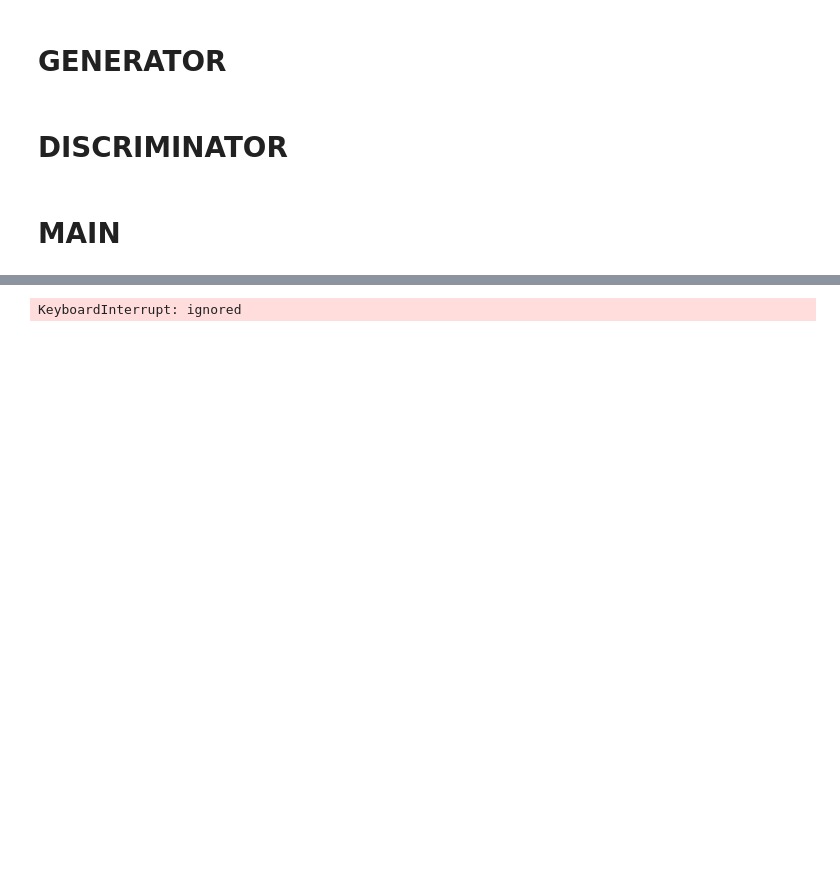
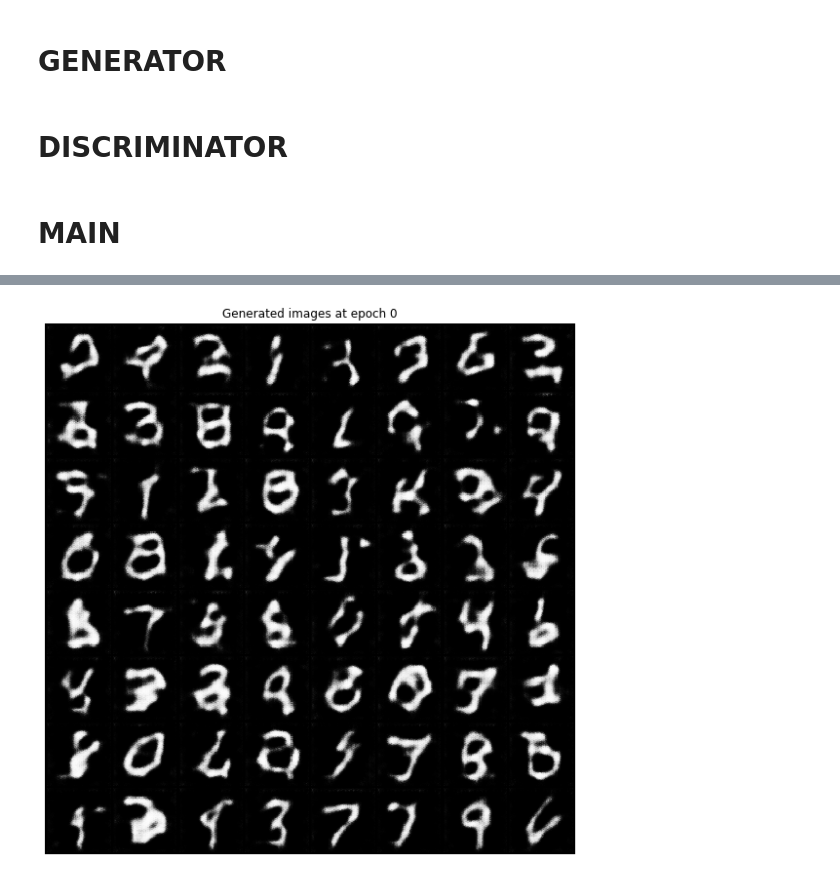
Before and after one commit to bitwalt/AdversarialLearning, a Jupyter notebook: DCGAN/LSGAN/LSGAN_pytorch.ipynb, the cells around one changed output, grey strips where cells are left out. Saved outputs shown, nothing was run; the diff lists cells and outputs as text; code cells hidden in the pictures; blank space fills up the shorter version.

```diff
--- a/DCGAN/LSGAN/LSGAN_pytorch.ipynb
+++ b/DCGAN/LSGAN/LSGAN_pytorch.ipynb
@@ -49,6 +51,6 @@ if weights_backup:
   drive.mount('/content/drive')
   path = '/content/drive/My Drive/TESI/TESI GAN/Maffione/Colab/DCGAN basic/Least Squared/'
   image_path = path + 'images/' + dataset_name
-  checkpoint_file = path + 'weights/checkpt_' + dataset_name + '.pt'
-  checkpoint_file_half = path + 'weights/checkpt_' + dataset_name + '-' + str(int(epochs/2)) + '.pt'
+  checkpoint_file = path + 'weights/' + dataset_name + '_lsgan.pt'
+  checkpoint_file_half = path + 'weights/' + dataset_name + '-' + str(int(epochs/2)) + '_lsgan.pt'
 # %% [output]
@@ -308,54 +310,56 @@ optimizerD = torch.optim.Adam(netD.parameters(), lr=lr, betas=betas)
 optimizerG = torch.optim.Adam(netG.parameters(), lr=lr, betas=betas)
 
 ######################### Global Variables
-noise = torch.FloatTensor(batch_size, nz, 1, 1)
-real = torch.FloatTensor(batch_size, nc, img_size[0], img_size[0])
-label = torch.FloatTensor(batch_size)
 real_label, fake_label = 1, 0
+start_epoch = 0
+img_list = []
+G_losses = []
+D_losses = []
 
-noise = Variable(noise)
-real = Variable(real)
-label = Variable(label)
+fixed_noise = torch.randn(batch_size, nz, 1, 1, device=device)
 
-if(use_cuda):
-    noise = noise.cuda()
-    real = real.cuda()
-    label = label.cuda()
+######################### Restore Checkpoint
+if weights_restore and Path(checkpoint_file).exists():
+    netG,netD,optimizerG,optimizerD,start_epoch = restore_checkpoint(checkpoint_file)
+    print('Checkpoint found and restored at epoch {}'.format(start_epoch))
+else:
+    print('Checkpoint not used or not exist' )
+
 
 ######################### Training Stage
- print('###########   TRAINING STARTED  ############')
-for epoch in range(1, epochs+1):
+print('###########   TRAINING STARTED  ############')
+for epoch in range(epochs-start_epoch):
+    start = time.time()
+    epoch += start_epoch
     for i, (data, _) in enumerate(dataloader):
         ######################### fDx : Gradient of Discriminator
         netD.zero_grad()
 
         # train with real data
-        data = Variable(data.cuda())
-        label.data.resize_(images.size(0)).fill_(real_label)
+        real = data.to(device)
+        b_size = real.size(0)
+        label = torch.full((b_size,), real_label, device=device)
 
-
-        output = netD(data) # Forward propagation, this should result in '1'
+        output = netD(data.cuda()) # Forward propagation, this should result in '1'
         errD_real = 0.5 * torch.mean((output-label)**2) # criterion(output, label)
         errD_real.backward()
 
         # train with fake data
-        label.data.fill_(fake_label)
-        noise.data.resize_(images.size(0), nz, 1, 1)
-        noise.data.normal_(0, 1)
+        noise = torch.randn(b_size, nz, 1, 1, device=device)
+        # Generate fake image batch with G
+        fake = netG(noise)
+        label.fill_(fake_label)
 
-        fake = netG(noise) # Create fake image
         output = netD(fake.detach()) # Forward propagation for fake, this should result in '0'
         errD_fake = 0.5 * torch.mean((output-label)**2) # criterion(output, label)
         errD_fake.backward()
-        #### Appendix ####
-        #### var.detach() = Variable(var.data), difference in computing trigger
 
         errD = errD_fake + errD_real
         optimizerD.step()
 
         ######################### fGx : Gradient of Generator
         netG.zero_grad()
-        label.data.fill_(real_label)
+        label.fill_(real_label)
         output = netD(fake) # Forward propagation of generated image, this should result in '1'
         errG = 0.5 * torch.mean((output - label)**2) # criterion(output, label)
         errG.backward()
@@ -366,12 +370,26 @@ for epoch in range(1, epochs+1):
     print('Epoch [%2d/%2d] Loss(D): %.4f Loss(G): %.4f ' %(epoch, epochs, errD.item(), errG.item()))
     ######################### Visualize
     if(i%1 == 0):
-        print(": Saving current results...")
-        vutils.save_image(
-            fake.data,
-            '%s/fake_samples_%03d.png' %(outf, epoch),
-            normalize=True
-        )
+        vutils.save_image(fake.data,'%s/fake_samples_%03d.png' %(outf, epoch), normalize=True)
+
+    # Save Losses for plotting later
+    G_losses.append(errG.item())
+    D_losses.append(errD.item())
+
+    #Plot generated images and Save checkpoint
+    with torch.no_grad():
+      fake = netG(fixed_noise).detach().cpu()
+      img_list.append(vutils.make_grid(fake, padding=2, normalize=True))
+      plt.figure(figsize=(10,10))
+      plt.axis("off")
+      plt.title('Generated images at epoch {}'.format(epoch))
+      plt.imshow(np.transpose(img_list[-1],(1,2,0)))
+      plt.show()
+
+
+end = time.time()
+print('Total training time for epoch: {} min, {} sec '.format(int((end - start) / 60), int((end - start) % 60)))
+
 
 ######################### Save model
 #torch.save(netG.state_dict(), '%s/netG.pth' %(outf))
@@ -388 +401 @@ for epoch in range(1, epochs+1):
-KeyboardInterrupt: ignored
+[figure, added]
```
Also changed, not shown: parts of 4 cells of this notebook.
